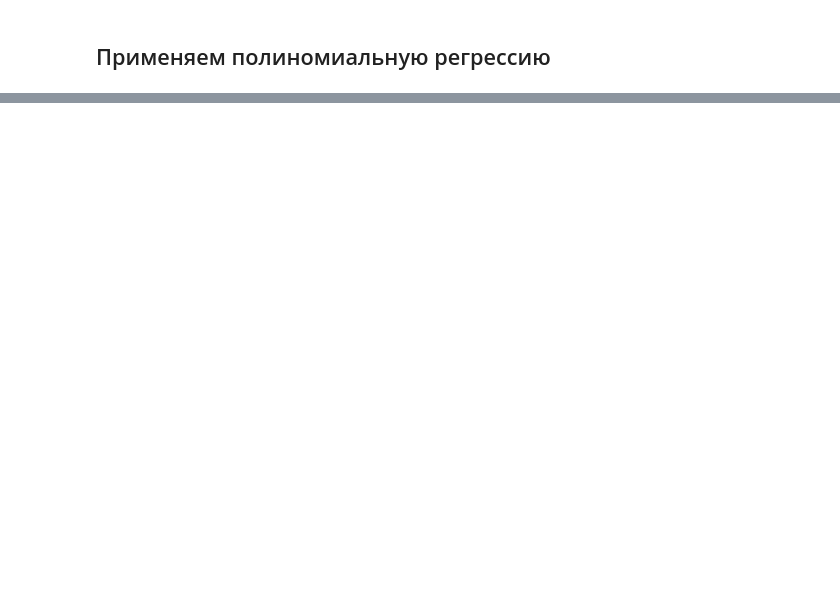
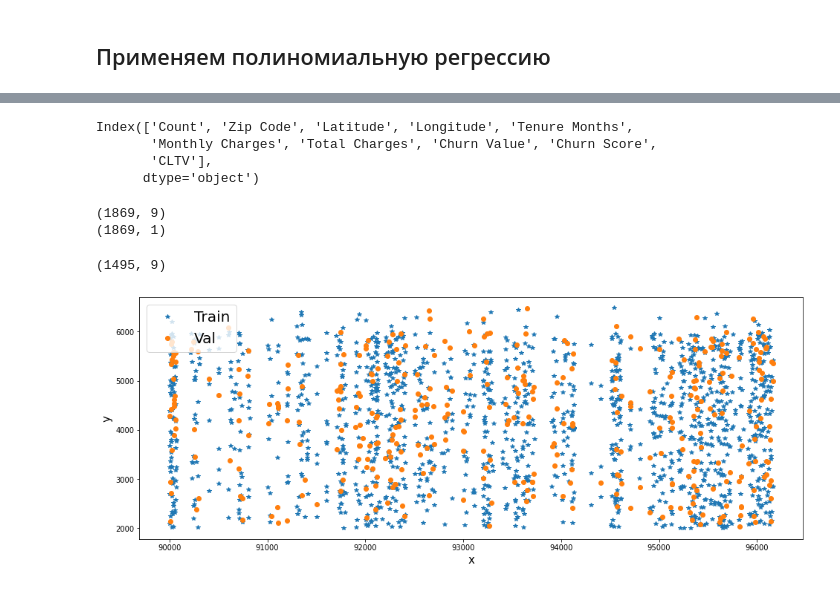
Before and after one commit to Svito-zar/ML_Tutorial_For_Robot_Dreams, a Jupyter notebook: In_class/practice-1-regresssion-ex2.ipynb, the cells around one changed output, grey strips where cells are left out. Cells and saved outputs as stored; diff of their text form; code cells hidden in the pictures; blank space fills up the shorter version.

```diff
--- a/In_class/practice-1-regresssion-ex2.ipynb
+++ b/In_class/practice-1-regresssion-ex2.ipynb
@@ -173,0 +207,55 @@ plt.show()
+# %%
+# Загрузим датасет еще раз
+data_file = "../data/Telco_customer_churn_2020.csv"
+df = pd.read_csv(data_file, encoding = "utf-8" , engine='python')
+
+# уберем проблемные значения
+df = df.dropna()
+
+# переведем важную колонку из строчки в числа
+df['Total Charges'] = [float(val) for val in df['Total Charges'].values]
+
+## Используем несколько фич на вход
+num_cols = [col for col in df.columns.values if is_numeric_dtype(df[col])]
+df = df[num_cols]
+df = df.astype(float)
+
+print(df.columns)
+# %% [output]
+Index(['Count', 'Zip Code', 'Latitude', 'Longitude', 'Tenure Months',
+       'Monthly Charges', 'Total Charges', 'Churn Value', 'Churn Score',
+       'CLTV'],
+      dtype='object')
+# %%
+df_x = df.drop('CLTV', axis=1)
+x_data = df_x.values
+y_data = np.expand_dims(df['CLTV'].values, axis=1)
+
+# Убрать outlier
+df = df[(z < threshold).all(axis=1)]
+
+# Проверим Размерность
+print(x_data.shape)
+print(y_data.shape)
+
+## Разделяем дата на выборки
+val_size = 0.2
+
+X_train, X_val, y_train, y_val = train_test_split(x_data, y_data, test_size=val_size, shuffle=True)
+# %% [output]
+(1869, 9)
+(1869, 1)
+# %%
+# Посмотрим показательный ли validation dataset
+
+print(X_train.shape)
+plt.figure(figsize=(16,6))
+plt.plot(X_train[:,1], y_train, '*', label='Train')
+plt.plot(X_val[:,1], y_val, 'o', label='Val')
+plt.xlabel('x', fontsize=15)
+plt.ylabel('y', fontsize=15)
+plt.legend(fontsize=20)
+plt.show()
+# %% [output]
+(1495, 9)
+[figure, added]
```
Also changed, not shown: parts of 11 cells of this notebook, 1 other file.
